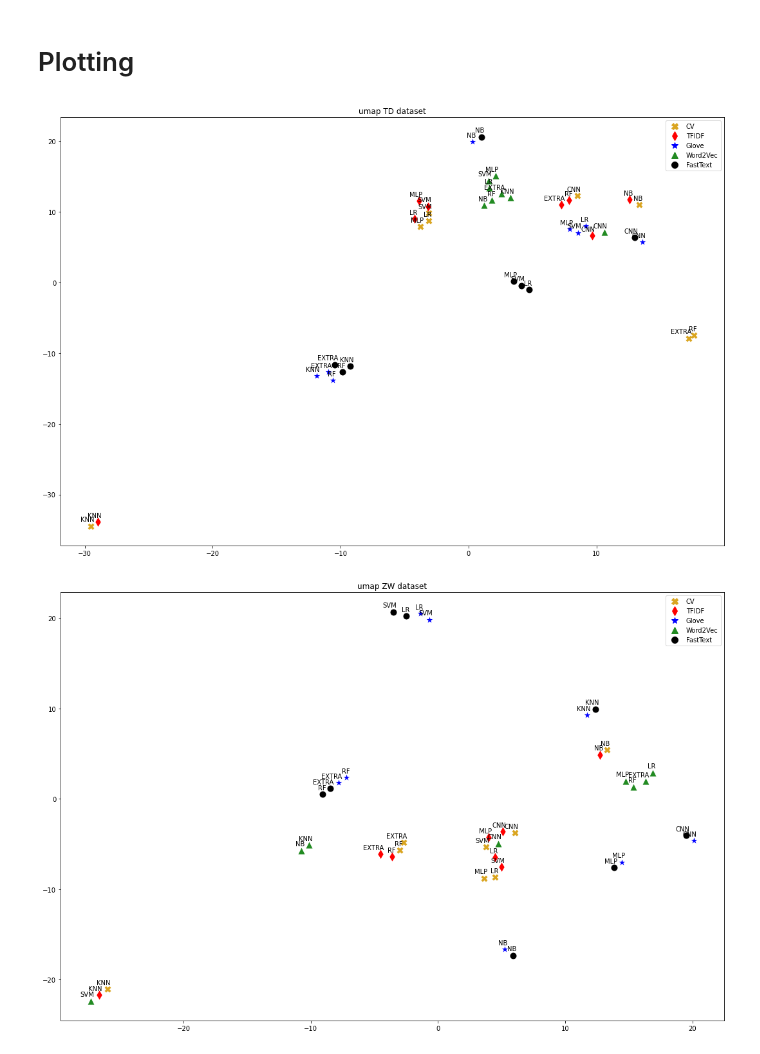
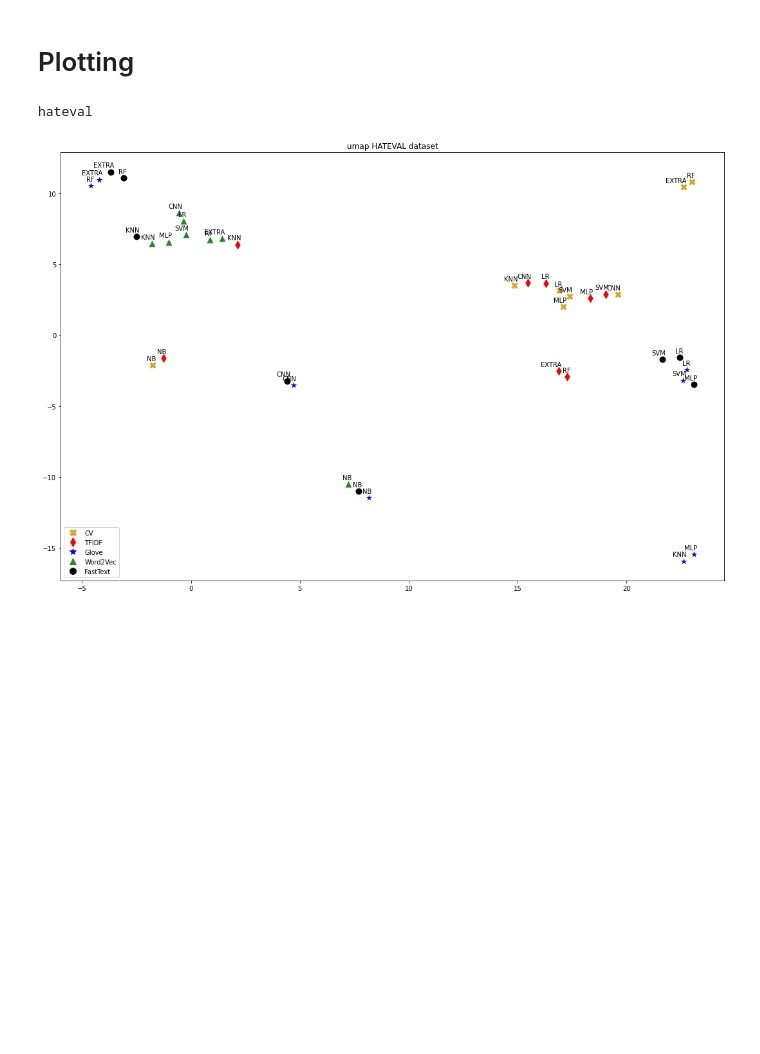
Before and after one commit to Menelau/Hate-Speech-MCS, a Jupyter notebook: Diversity analysis.ipynb, the cells around one changed output. Saved outputs shown, nothing was run; the diff lists cells and outputs as text; code cells hidden in the pictures; blank space fills up the shorter version.

```diff
--- a/Diversity analysis.ipynb
+++ b/Diversity analysis.ipynb
@@ -43,9 +43,13 @@ def compute_pairwise_diversity_matrix(targets, prediction_matrix, diversity_func
     return diversity
 # %%
 def load_predictions(dataset_name):
-    path = './Saved Predict and Proba/' + dataset_name.upper() + '/pred_val_' + dataset_name.lower() + '.csv'
+    path = './Saved_Predict_and_Proba/' + dataset_name.upper() + '/pred_val_' + dataset_name.lower() + '.csv'
     table_pred = pd.read_csv(path)
-    if dataset_name == 'zw':
+    print(dataset_name)
+    if dataset_name == 'hateval':
+        label = table_pred["HS"]
+        methods = table_pred.drop('HS', axis=1)
+    elif dataset_name == 'zw':
         label = table_pred['norm']
         methods = table_pred.drop('norm', axis=1)
     else:
@@ -65,7 +69,7 @@ def compute_matrix_embedding(dataset_name, n_classifiers, n_features, method='md
         method = TSNE(perplexity=25, init='pca', random_state=42, early_exaggeration=50,
                       learning_rate=200, n_iter=2500, angle=0.5)
     else:
-        method = UMAP(n_neighbors=2, metric='euclidean', random_state=42, min_dist=1, n_components=2,)
+        method = UMAP(n_neighbors=2, metric='euclidean', random_state=123456987, min_dist=0.7, n_components=2,)
     D_tilde = method.fit_transform(D)
     D_tilde = D_tilde.reshape(n_classifiers, n_features, 2)
     return D_tilde
@@ -109,12 +113,13 @@ def plot_diversity(D_changed, method_tmp, dataset_name, title):
 # %%
 n_classifiers = 8
 method = 'umap'
 n_features = 5
-for dataset_name in ['td', 'zw', 'td_zw']:
+for dataset_name in ['hateval']:
+
     label, methods = load_predictions(dataset_name)
     methods_name = [name.split('-', 1)[0] for name in methods.columns]
     D_tilde = compute_matrix_embedding(dataset_name, n_classifiers, n_features, method)
     plot_diversity(D_tilde, methods_name, dataset_name, method)
 # %% [output]
+hateval
-[figure, old version]
+[figure, new version]
-[figure, removed]
```
Also changed, not shown: parts of 1 cell of this notebook, 29 other files.
